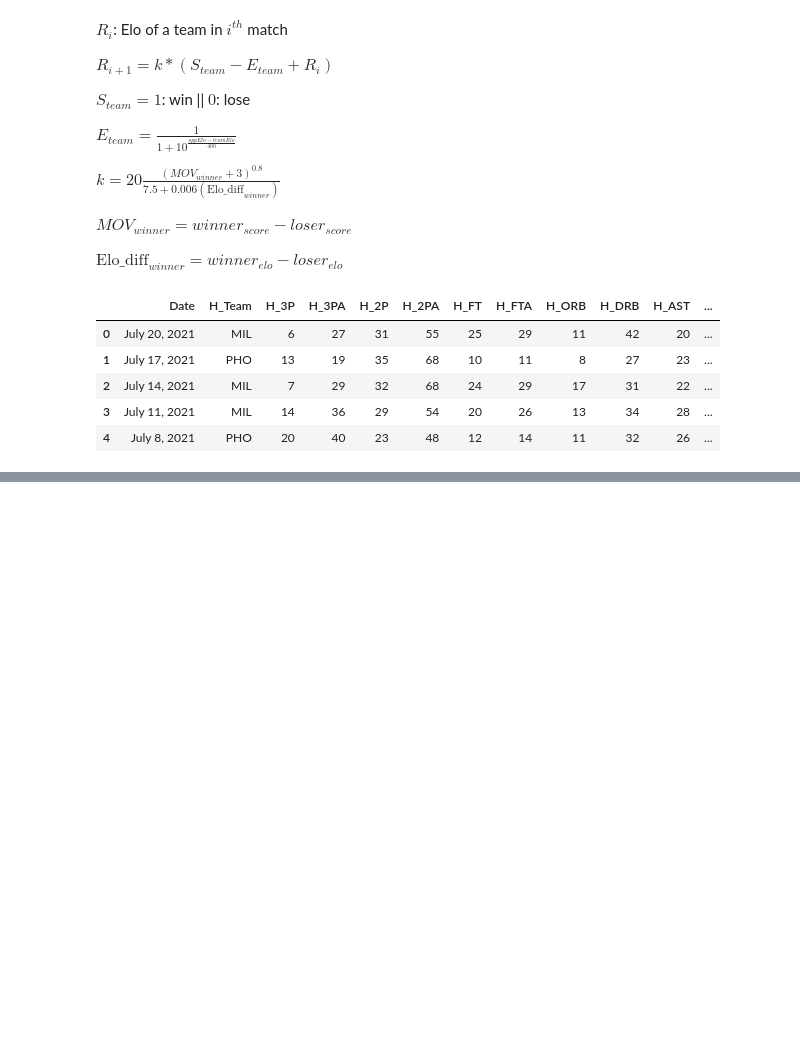
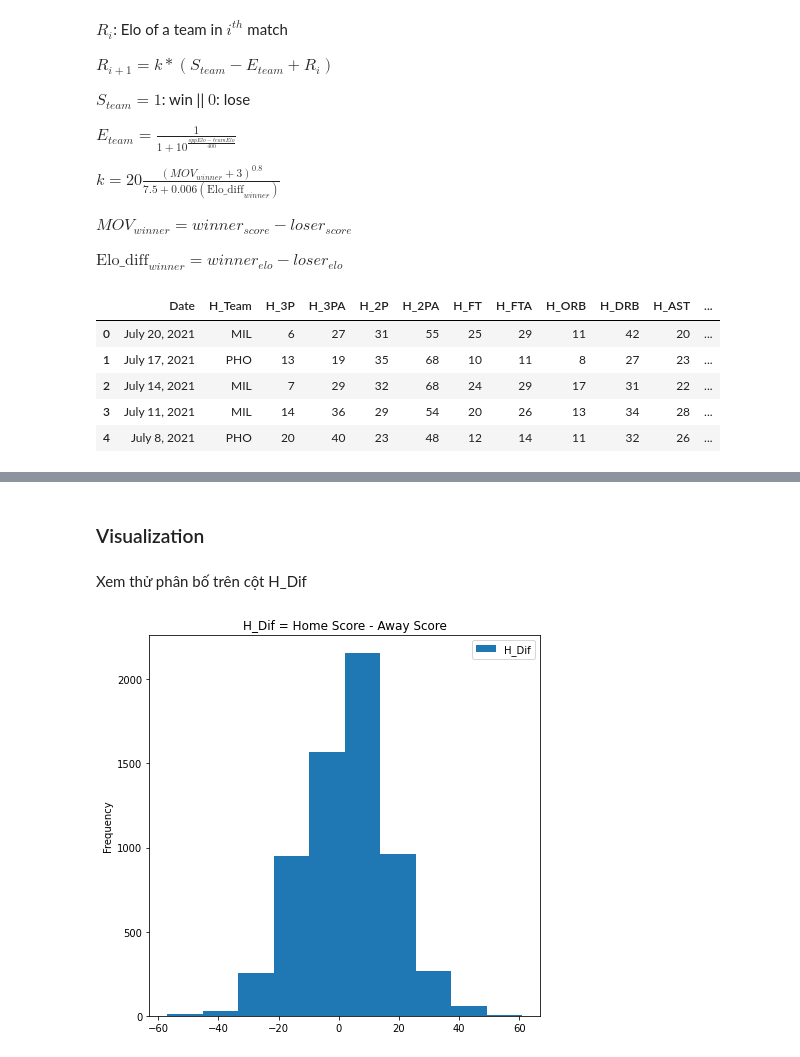
Before and after one commit to MinhVu2018/introDS_final, a Jupyter notebook: data/Preprocess_data.ipynb, the cells around one changed output, grey strips where cells are left out. Cells and saved outputs as stored; diff of their text form; code cells hidden in the pictures; blank space fills up the shorter version.

Commit message:
elo_number.round(1) + add linearSVC

```diff
--- a/data/Preprocess_data.ipynb
+++ b/data/Preprocess_data.ipynb
@@ -327,8 +330,8 @@ for index in range(len(raw_df.index) - 1, -1, -1):
 
     H_new_elo, A_new_elo = elo_update(raw_df.iloc[index]['H_Dif'], H_pre_elo, A_pre_elo)
 
-    raw_df.at[index, 'H_Elo'] =  H_pre_elo + H_new_elo
-    raw_df.at[index, 'A_Elo'] =  A_pre_elo + A_new_elo
+    raw_df.at[index, 'H_Elo'] =  (H_pre_elo + H_new_elo).round(1)
+    raw_df.at[index, 'A_Elo'] =  (A_pre_elo + A_new_elo).round(1)
 # %%
 raw_df.head()
 # %% [output]
@@ -394,0 +401,9 @@ with open('description.txt', 'w') as f:
+# %% [markdown]
+### Visualization
+# %% [markdown]
+Xem thử phân bố trên cột H_Dif
+# %%
+df[['H_Dif']].plot(kind='hist', figsize=(7,7), title='H_Dif = Home Score - Away Score' )
+plt.show()
+# %% [output]
+[figure, added]
```
Also changed, not shown: parts of 6 cells of this notebook, 1 other file.
